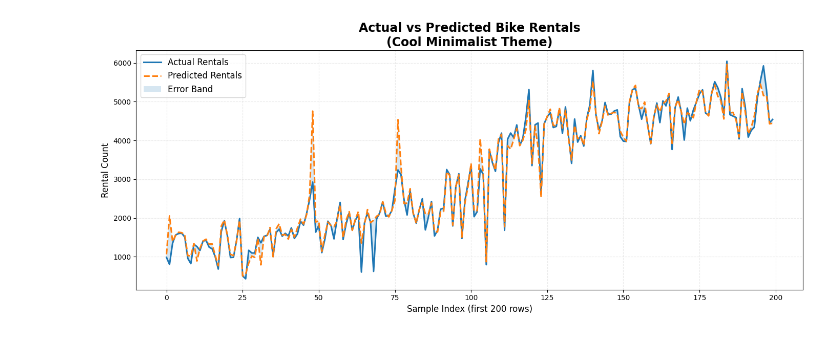
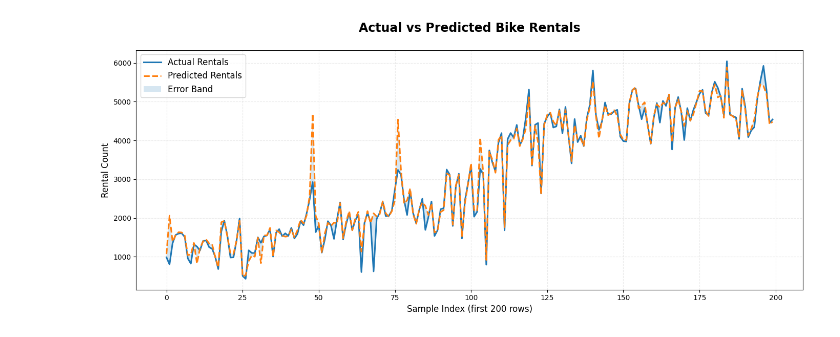
Before and after one commit to springboardmentor29803v-cpu/RideWise-Predicting-Bike-sharing-Demand, a Jupyter notebook: Modeling/Actual_vs_Predicted_count.ipynb, the cells around one changed output. Drawn from its saved outputs; the diff is of its cells as text; code cells hidden in the pictures.

```diff
--- a/Modeling/Actual_vs_Predicted_count.ipynb
+++ b/Modeling/Actual_vs_Predicted_count.ipynb
@@ -87,32 +87,32 @@ Saved Successfully: D:\RideWise-Predicting-Bike-sharing-Demand\Modeling\Predicte
 import matplotlib.pyplot as plt
 import numpy as np
 
 # First 200 rows for visualization
 actual = results['Actual_cnt'].head(200).values
 pred = results['Predicted_cnt'].head(200).values
 x = np.arange(len(actual))
 
 plt.figure(figsize=(14,6))
 
 # Actual Line - Cool theme
 plt.plot(x, actual, label="Actual Rentals", linewidth=2.2)
 
 # Predicted Line
 plt.plot(x, pred, label="Predicted Rentals", linewidth=2.2, linestyle="--")
 
 # Light shaded band for error
 plt.fill_between(x, actual, pred, alpha=0.18, label="Error Band")
 
 # Titles and axes labels
-plt.title("Actual vs Predicted Bike Rentals\n(Cool Minimalist Theme)", fontsize=17, weight="bold")
+plt.title("Actual vs Predicted Bike Rentals\n", fontsize=17, weight="bold")
 plt.xlabel("Sample Index (first 200 rows)", fontsize=12)
 plt.ylabel("Rental Count", fontsize=12)
 
 # Legend and grid
 plt.legend(fontsize=12)
 plt.grid(alpha=0.25, linestyle="--")
 
 plt.tight_layout()
 plt.show()
 # %% [output]
-[figure, old version]
+[figure, new version]
```
Also changed, not shown: parts of 1 cell of this notebook.
